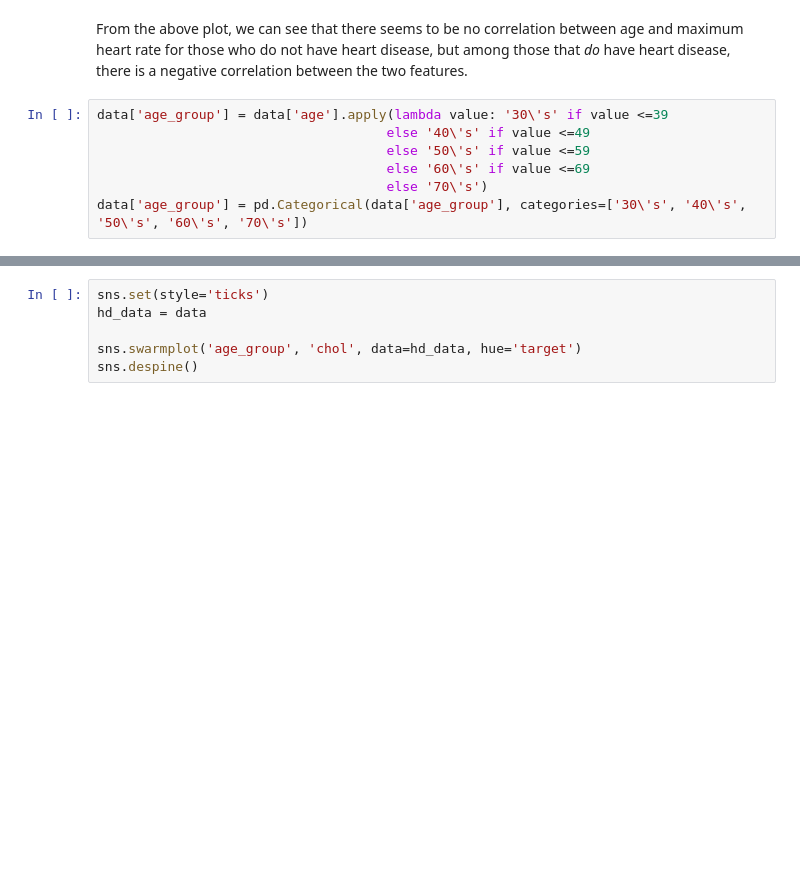
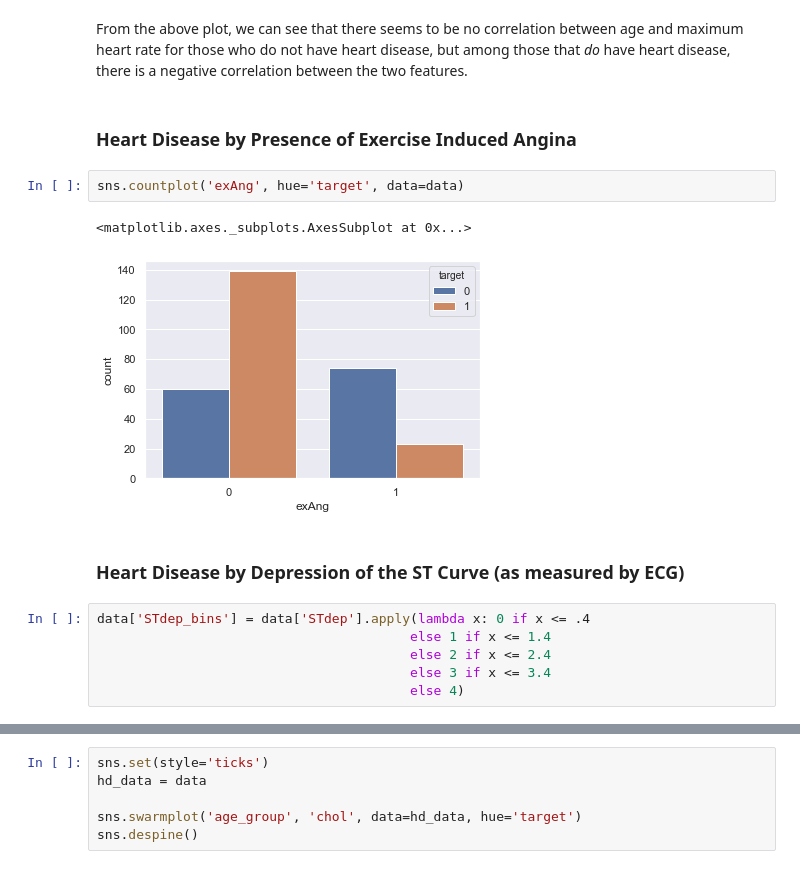
Before and after one commit to ljsauer/LaunchCode, a Jupyter notebook: Final Project - EDA/Heart_Disease_EDA.ipynb, the cells around one changed output, grey strips where cells are left out. Drawn from its saved outputs; the diff is of its cells as text; blank space fills up the shorter version.

```diff
--- a/Final Project - EDA/Heart_Disease_EDA.ipynb
+++ b/Final Project - EDA/Heart_Disease_EDA.ipynb
@@ -181,9 +202,17 @@ hrMax_age.add_legend()
 # %% [markdown]
 From the above plot, we can see that there seems to be no correlation between age and maximum heart rate for those who do not have heart disease, but among those that *do* have heart disease, there is a negative correlation between the two features.
-# %%
-data['age_group'] = data['age'].apply(lambda value: '30\'s' if value <=39
-                                     else '40\'s' if value <=49
-                                     else '50\'s' if value <=59
-                                     else '60\'s' if value <=69
-                                     else '70\'s')
-data['age_group'] = pd.Categorical(data['age_group'], categories=['30\'s', '40\'s', '50\'s', '60\'s', '70\'s'])
+# %% [markdown]
+### Heart Disease by Presence of Exercise Induced Angina
+# %%
+sns.countplot('exAng', hue='target', data=data)
+# %% [output]
+<matplotlib.axes._subplots.AxesSubplot at 0x...>
+[figure, added]
+# %% [markdown]
+### Heart Disease by Depression of the ST Curve (as measured by ECG)
+# %%
+data['STdep_bins'] = data['STdep'].apply(lambda x: 0 if x <= .4
+                                        else 1 if x <= 1.4
+                                        else 2 if x <= 2.4
+                                        else 3 if x <= 3.4
+                                        else 4)
```
Also changed, not shown: parts of 18 cells of this notebook.
